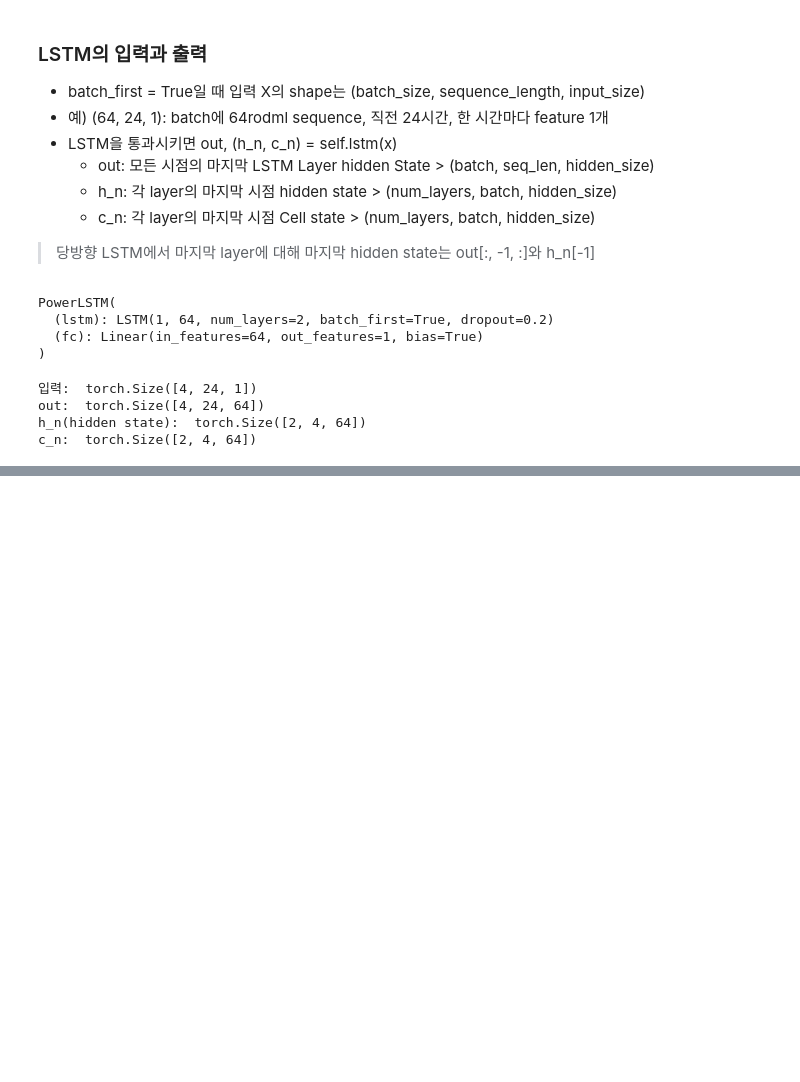
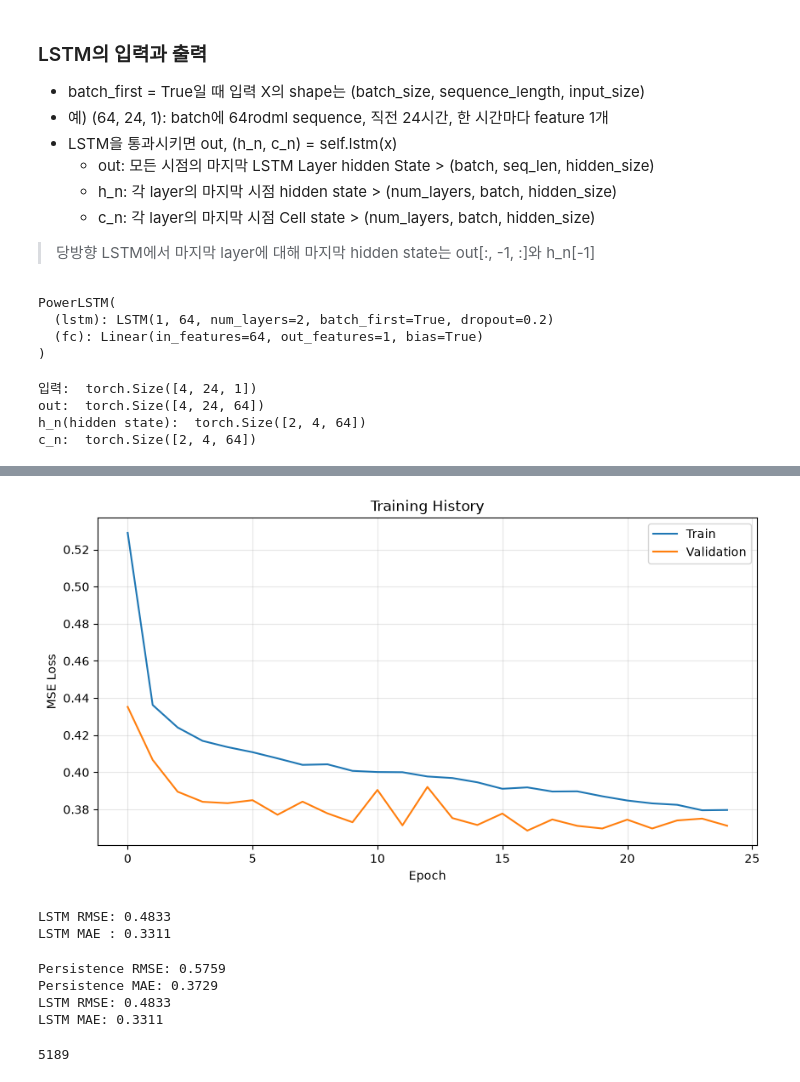
Before and after one commit to kjalh/12_NLP, a Jupyter notebook: 03_LSTM과 GRU.ipynb, the cells around one changed output, grey strips where cells are left out. Saved outputs shown, nothing was run; the diff lists cells and outputs as text; code cells hidden in the pictures; blank space fills up the shorter version.

```diff
--- a/03_LSTM과 GRU.ipynb
+++ b/03_LSTM과 GRU.ipynb
@@ -496,3 +497,15 @@ Epoch 16 | Train 0.391106 | Valid 0.377754
 # %%
 if best_state is not None:
     model.load_state_dict(best_state)
+# %%
+plt.figure(figsize=(10, 5))
+plt.plot(train_history, label="Train")
+plt.plot(val_history, label="Validation")
+plt.xlabel("Epoch")
+plt.ylabel("MSE Loss")
+plt.title("Training History")
+plt.legend()
+plt.grid(alpha=0.3)
+plt.show()
+# %% [output]
+[figure, added]
@@ -498,0 +529,24 @@ if best_state is not None:
+# %%
+rmse = root_mean_squared_error(true, pred)
+mae = mean_absolute_error(true, pred)
+print(f"LSTM RMSE: {rmse:.4f}")
+print(f"LSTM MAE : {mae:.4f}")
+# %% [output]
+LSTM RMSE: 0.4833
+LSTM MAE : 0.3311
+# %%
+last_input_scaled = X_test[:, -1, :]
+baseline_pred = scaler.inverse_transform(last_input_scaled).ravel()
+
+baseline_rmse = root_mean_squared_error(true, baseline_pred)
+baseline_mae = mean_absolute_error(true, baseline_pred)
+
+print(f'Persistence RMSE: {baseline_rmse:.4f}')
+print(f'Persistence MAE: {baseline_mae:.4f}')
+print(f'LSTM RMSE: {rmse:.4f}')
+print(f'LSTM MAE: {mae:.4f}')
+# %% [output]
+Persistence RMSE: 0.5759
+Persistence MAE: 0.3729
+LSTM RMSE: 0.4833
+LSTM MAE: 0.3311
@@ -498,0 +557,4 @@ if best_state is not None:
+# %%
+len(test_dates)
+# %% [output]
+5189
```
Also changed, not shown: parts of 6 cells of this notebook.
